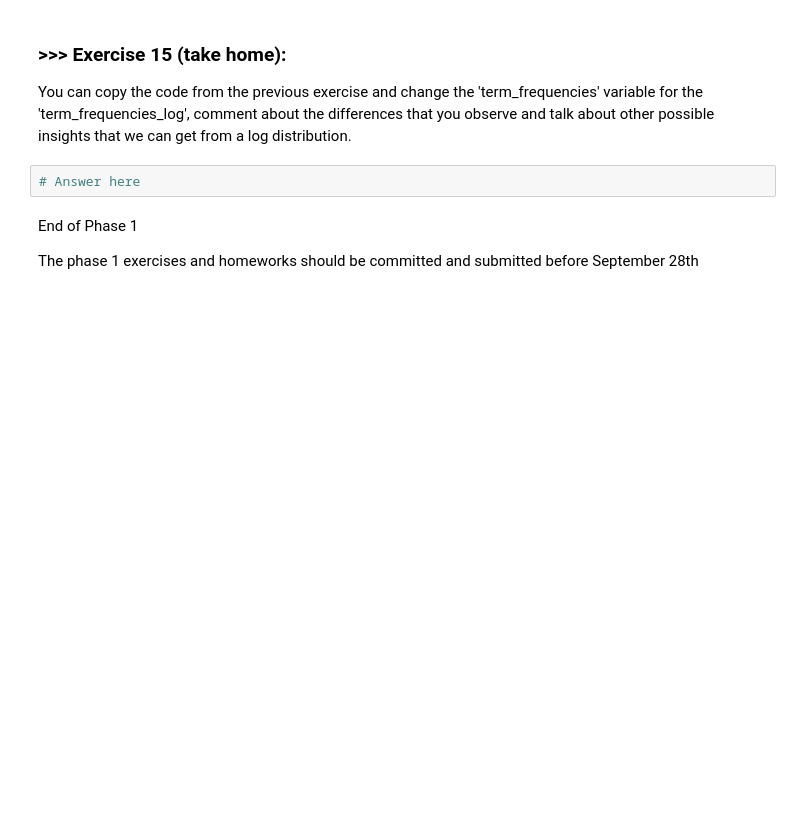
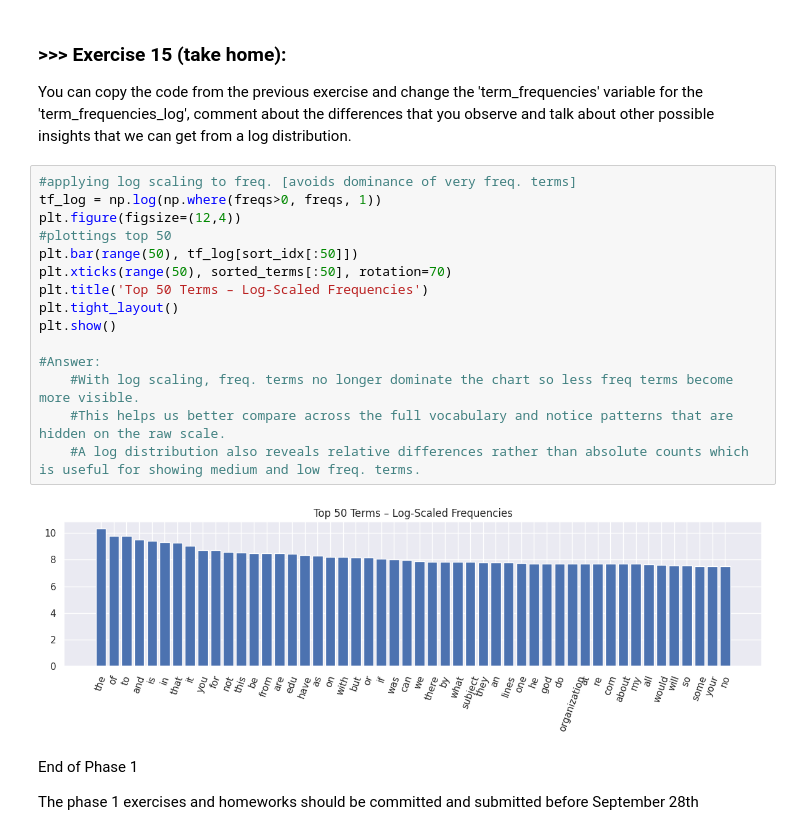
Before and after one commit to DavidGJ4/DM2025-Lab1-Exercise, a Jupyter notebook: DM2025-Lab1-Master.ipynb, the cells around one changed output. Drawn from its saved outputs; the diff is of its cells as text; blank space fills up the shorter version.

```diff
--- a/DM2025-Lab1-Master.ipynb
+++ b/DM2025-Lab1-Master.ipynb
@@ -1210,8 +1284,23 @@ Besides observing a complete transformation on the disrtibution, notice the scal
 # %% [markdown]
 ### >>> **Exercise 15 (take home):**
 You can copy the code from the previous exercise and change the 'term_frequencies' variable for the 'term_frequencies_log', comment about the differences that you observe and talk about other possible insights that we can get from a log distribution.
-# %%
-# Answer here
+# %%
+#applying log scaling to freq. [avoids dominance of very freq. terms]
+tf_log = np.log(np.where(freqs>0, freqs, 1))
+plt.figure(figsize=(12,4))
+#plottings top 50
+plt.bar(range(50), tf_log[sort_idx[:50]])
+plt.xticks(range(50), sorted_terms[:50], rotation=70)
+plt.title('Top 50 Terms – Log-Scaled Frequencies')
+plt.tight_layout()
+plt.show()
+
+#Answer:
+    #With log scaling, freq. terms no longer dominate the chart so less freq terms become more visible.
+    #This helps us better compare across the full vocabulary and notice patterns that are hidden on the raw scale.
+    #A log distribution also reveals relative differences rather than absolute counts which is useful for showing medium and low freq. terms.
+# %% [output]
+[figure, added]
 # %% [markdown]
 End of Phase 1
 
```
Also changed, not shown: parts of 10 cells of this notebook, 1 other file.
